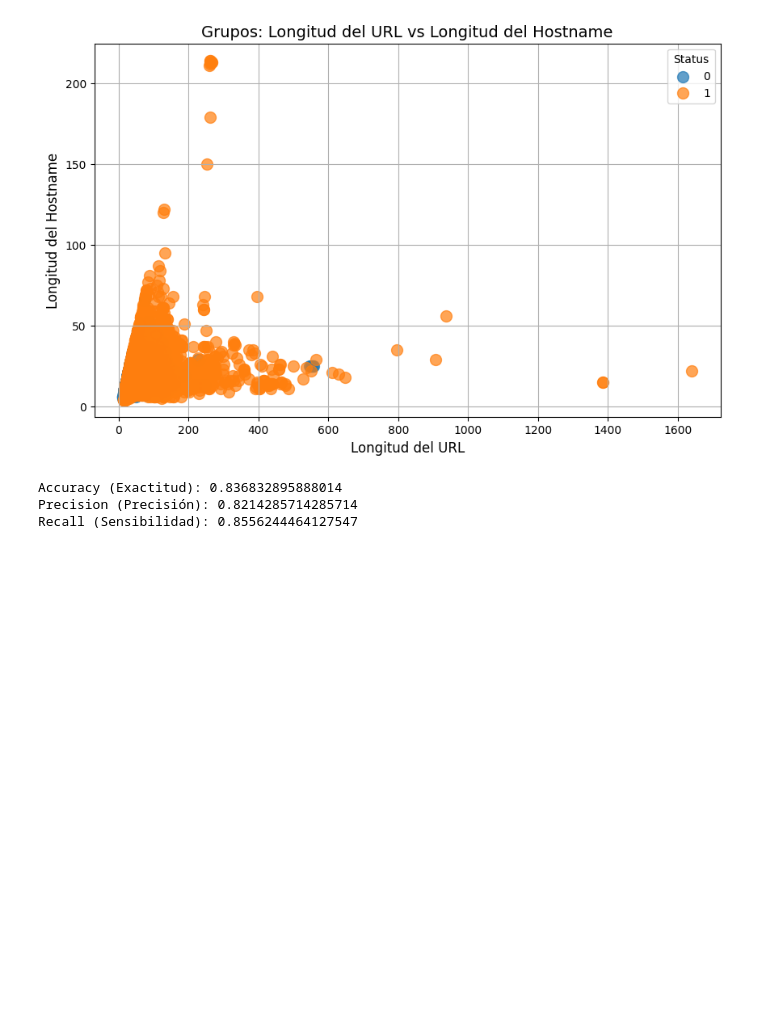
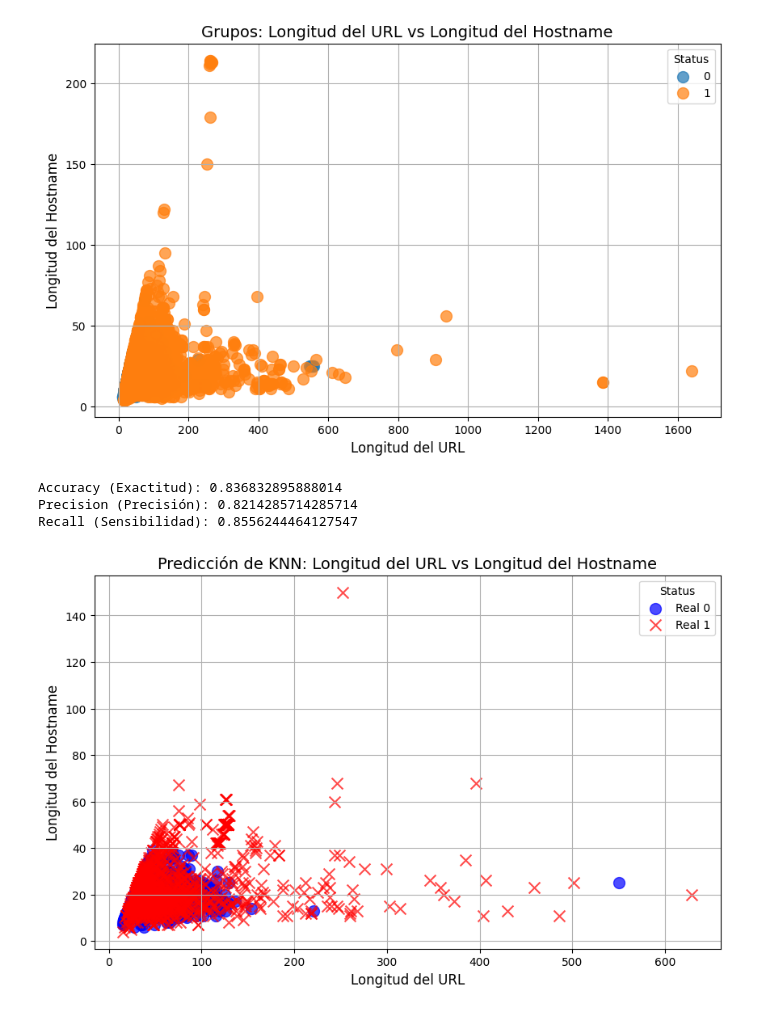
Before and after one commit to Gerax5/LAB1-IA, a Jupyter notebook: KNN/algorithm.ipynb, the cells around one changed output. Saved outputs shown, nothing was run; the diff lists cells and outputs as text; code cells hidden in the pictures; blank space fills up the shorter version.

```diff
--- a/KNN/algorithm.ipynb
+++ b/KNN/algorithm.ipynb
@@ -151,6 +151,19 @@ plt.grid(True)
 plt.show()
 # %% [output]
 [figure]
+# %%
+df = pd.read_csv("../Dataset/dataset_phishing.csv")
+
+# Convirtiendo Columna status a numerica
+df["status"] = df["status"].map({"phishing": 1, "legitimate": 0})
+
+
+# Columna innecesaria porque ya se tiene su longitud
+dfProcessed = df.drop('url', axis=1)
+
+print(list(dfProcessed.columns))
+nulos_por_columna = df.isnull().sum()
+print(list(nulos_por_columna))
 # %%
 import numpy as np
 import pandas as pd
@@ -185,3 +198,25 @@ print("Recall (Sensibilidad):", recall)
 Accuracy (Exactitud): 0.836832895888014
 Precision (Precisión): 0.8214285714285714
 Recall (Sensibilidad): 0.8556244464127547
+# %%
+plt.figure(figsize=(10, 6))
+
+for label, marker, color in zip([0, 1], ['o', 'x'], ['blue', 'red']):
+    plt.scatter(
+        X_test['length_url'][y_test == label],
+        X_test['length_hostname'][y_test == label],
+        label=f'Real {label}',
+        marker=marker,
+        color=color,
+        s=100,
+        alpha=0.7
+    )
+
+plt.title("Predicción de KNN: Longitud del URL vs Longitud del Hostname", fontsize=14)
+plt.xlabel("Longitud del URL", fontsize=12)
+plt.ylabel("Longitud del Hostname", fontsize=12)
+plt.legend(title="Status", fontsize=10)
+plt.grid(True)
+plt.show()
+# %% [output]
+[figure, added]
```
